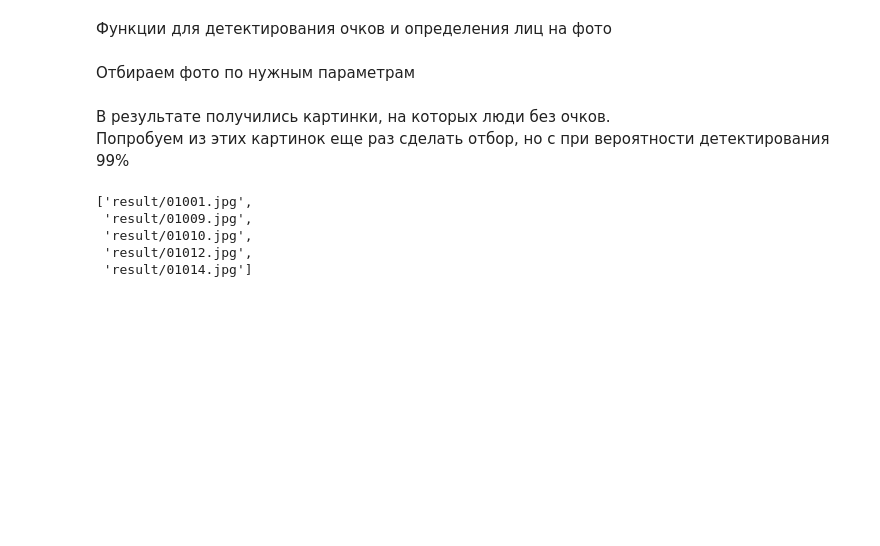
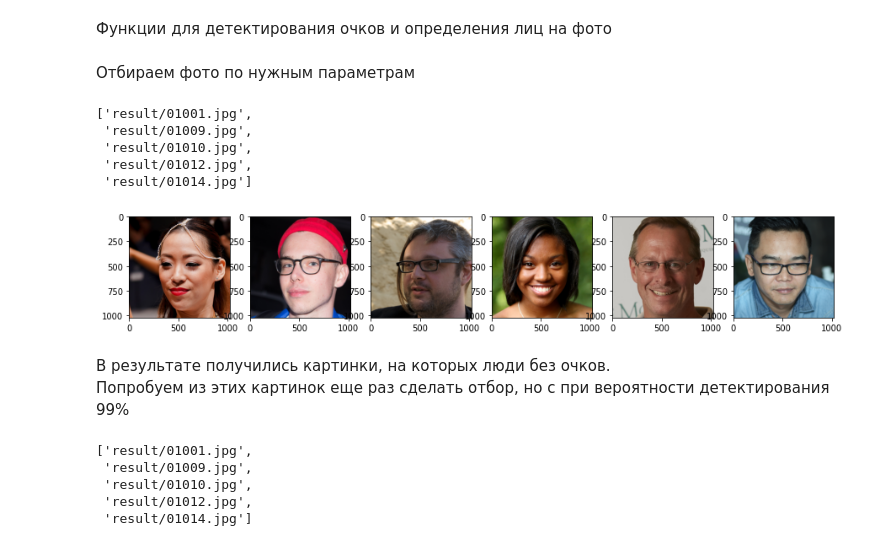
Before and after one commit to KabirovIrik/data-engineering-test, a Jupyter notebook: test.ipynb, the cells around one changed output. Saved outputs shown, nothing was run; the diff lists cells and outputs as text; code cells hidden in the pictures; blank space fills up the shorter version.

```diff
--- a/test.ipynb
+++ b/test.ipynb
@@ -127,6 +127,36 @@ for f in file_to_predict:
     if has_glasses and correct_size_face:
         res_path = f.replace('test', 'result')
         cv2.imwrite(res_path, img_f, [int(cv2.IMWRITE_JPEG_QUALITY), 100])
+# %%
+file_to_show = []
+for (dirpath, dirnames, filenames) in os.walk('result'):
+    for f in filenames:
+        img_jpg_src = dirpath+'/'+f
+        file_to_show.append(img_jpg_src)
+file_to_show[:5]
+# %% [output]
+['result/01001.jpg',
+ 'result/01009.jpg',
+ 'result/01010.jpg',
+ 'result/01012.jpg',
+ 'result/01014.jpg']
+# %%
+cnt = 0
+
+fig, ax = plt.subplots(1, 6)
+
+fig.set_figheight(15)
+fig.set_figwidth(15)
+
+for f in file_to_show:
+    image = cv2.imread(f)
+    image = cv2.cvtColor(image, cv2.COLOR_BGR2RGB)
+    ax[cnt].imshow(image)
+    cnt += 1
+    if cnt == 6:
+        break
+# %% [output]
+[figure, added]
 # %% [markdown]
 В результате получились картинки, на которых люди без очков. <br>
 Попробуем из этих картинок еще раз сделать отбор, но с при вероятности детектирования 99%
```
Also changed, not shown: parts of 2 cells of this notebook.
